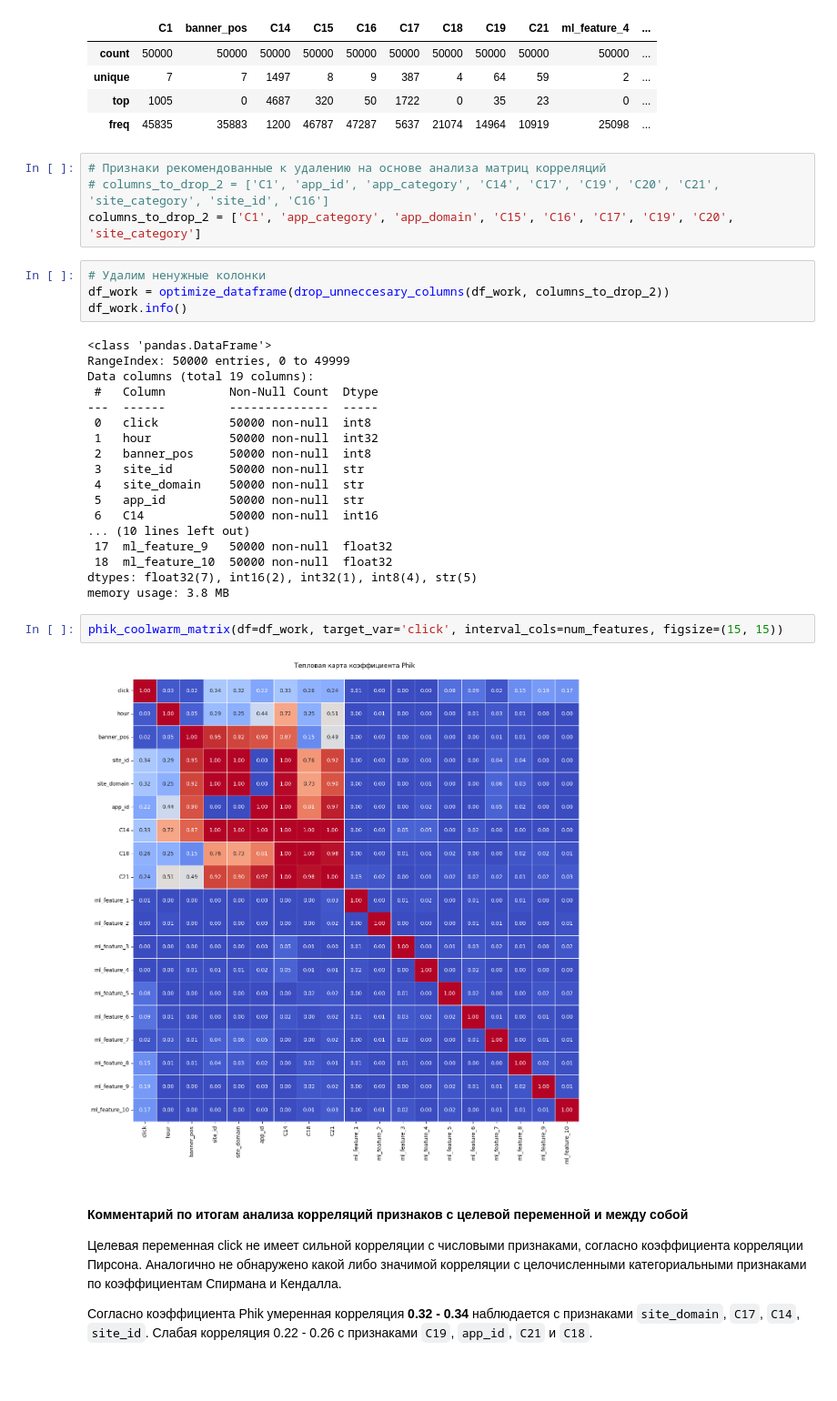
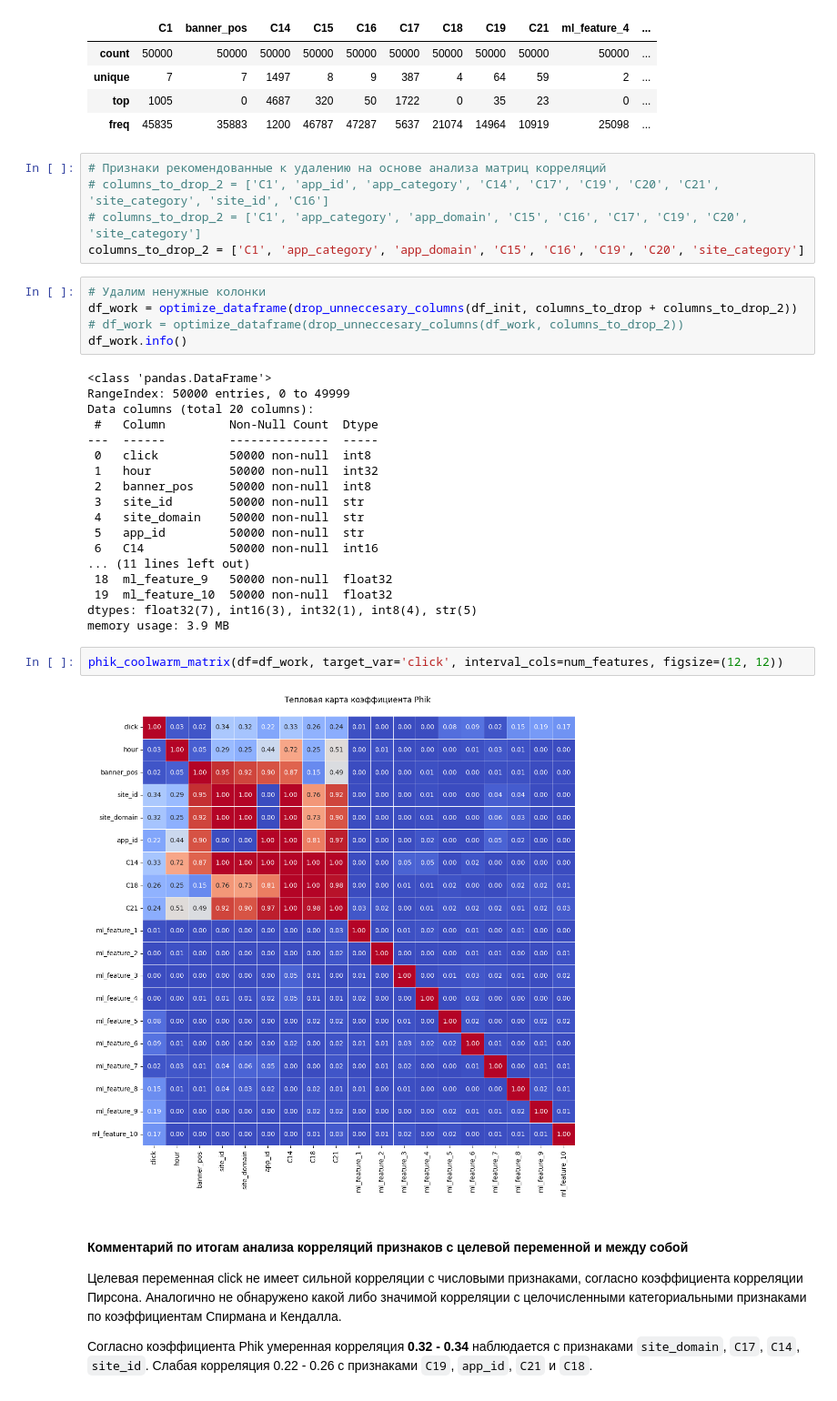
Before and after one commit to TemaQDX/sprint_12_project_advandex, a Jupyter notebook: sprint_12_project_advandex_Artem_Burov.ipynb, the cells around one changed output. Shown at 91% size. Saved outputs shown, nothing was run; the diff lists cells and outputs as text.

```diff
--- a/sprint_12_project_advandex_Artem_Burov.ipynb
+++ b/sprint_12_project_advandex_Artem_Burov.ipynb
@@ -879,15 +881,17 @@ df_work[cat_features].astype('str').describe()
 # %%
 # Признаки рекомендованные к удалению на основе анализа матриц корреляций
 # columns_to_drop_2 = ['C1', 'app_id', 'app_category', 'C14', 'C17', 'C19', 'C20', 'C21', 'site_category', 'site_id', 'C16']
-columns_to_drop_2 = ['C1', 'app_category', 'app_domain', 'C15', 'C16', 'C17', 'C19', 'C20', 'site_category']
+# columns_to_drop_2 = ['C1', 'app_category', 'app_domain', 'C15', 'C16', 'C17', 'C19', 'C20', 'site_category']
+columns_to_drop_2 = ['C1', 'app_category', 'app_domain', 'C15', 'C16', 'C19', 'C20', 'site_category']
 # %%
 # Удалим ненужные колонки
-df_work = optimize_dataframe(drop_unneccesary_columns(df_work, columns_to_drop_2))
+df_work = optimize_dataframe(drop_unneccesary_columns(df_init, columns_to_drop + columns_to_drop_2))
+# df_work = optimize_dataframe(drop_unneccesary_columns(df_work, columns_to_drop_2))
 df_work.info()
 # %% [output]
 <class 'pandas.DataFrame'>
 RangeIndex: 50000 entries, 0 to 49999
-Data columns (total 19 columns):
+Data columns (total 20 columns):
  #   Column         Non-Null Count  Dtype
 ---  ------         --------------  -----
  0   click          50000 non-null  int8
@@ -897,15 +901,15 @@ Data columns (total 19 columns):
  4   site_domain    50000 non-null  str
  5   app_id         50000 non-null  str
  6   C14            50000 non-null  int16
-... (10 lines left out)
- 17  ml_feature_9   50000 non-null  float32
- 18  ml_feature_10  50000 non-null  float32
-dtypes: float32(7), int16(2), int32(1), int8(4), str(5)
-memory usage: 3.8 MB
+... (11 lines left out)
+ 18  ml_feature_9   50000 non-null  float32
+ 19  ml_feature_10  50000 non-null  float32
+dtypes: float32(7), int16(3), int32(1), int8(4), str(5)
+memory usage: 3.9 MB
 # %%
-phik_coolwarm_matrix(df=df_work, target_var='click', interval_cols=num_features, figsize=(15, 15))
+phik_coolwarm_matrix(df=df_work, target_var='click', interval_cols=num_features, figsize=(12, 12))
 # %% [output]
-[figure, old version]
+[figure, new version]
 # %% [markdown]
 #### Комментарий по итогам анализа корреляций признаков с целевой переменной и между собой
 
```
Also changed, not shown: parts of 24 cells of this notebook.
